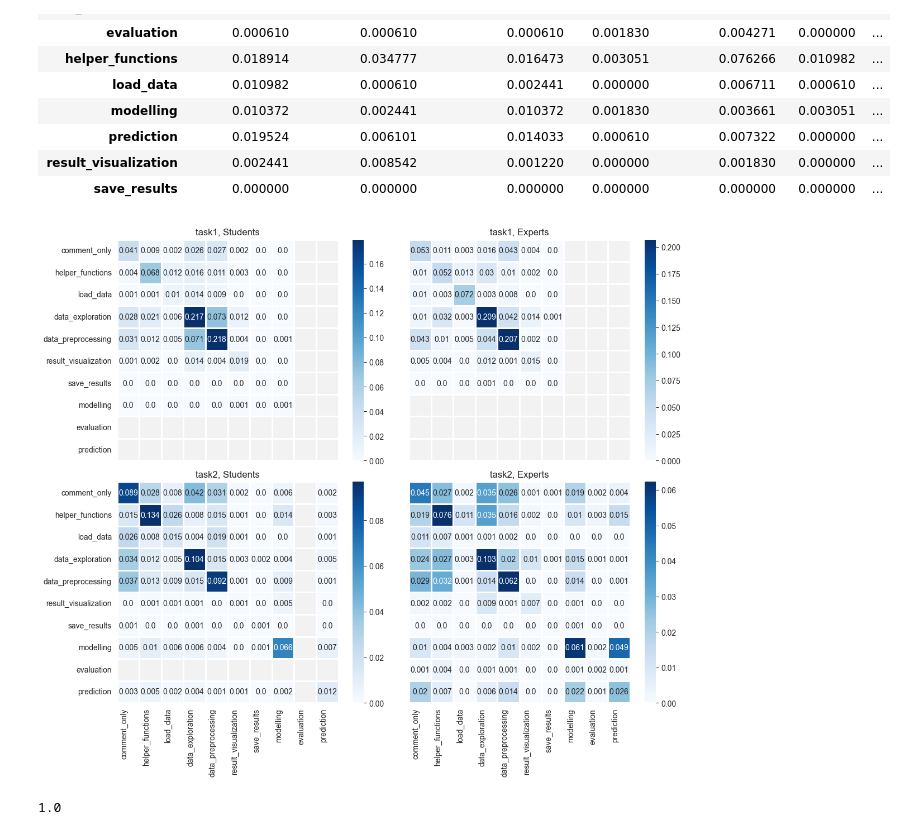
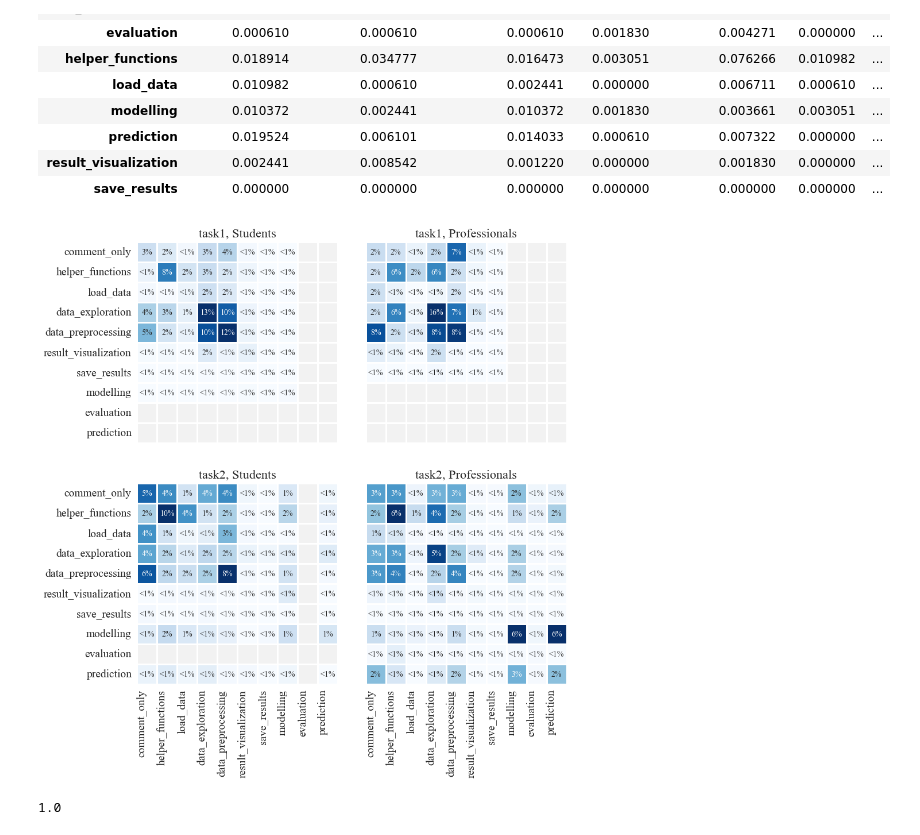
Before and after one commit to konstantgr/jupyter-logs-analysis, a Jupyter notebook: analysis/04-labels-transitions.ipynb, the cells around one changed output. Drawn from its saved outputs; the diff is of its cells as text; code cells hidden in the pictures.

Commit message:
Added feature for graph analysis and improve heatmap in labels transitions

```diff
--- a/analysis/04-labels-transitions.ipynb
+++ b/analysis/04-labels-transitions.ipynb
@@ -169,22 +176,27 @@ def plot_transitions_matrix(matrix, fig_ax=None):
     full_matrix = full_matrix.fillna(-1)
     mask = np.where(full_matrix == -1, True, False)
 
-
     cmap = sns.color_palette("Blues", as_cmap=True)
     cmap.set_bad(color='grey', alpha=0.1)
 
+    annotations = (full_matrix.copy().round(2) * 100).astype(int).astype(object)
+    annotations[full_matrix < 0.01] = "<1%"
+    annotations[~(full_matrix < 0.01)] = annotations[~(full_matrix < 0.01)].astype(str) + '%'
+
     ax = sns.heatmap(
-        full_matrix.fillna(-1).round(3),
-        annot=True,
+        full_matrix.fillna(-1),
+        annot=annotations,
         fmt="", cmap=cmap, mask=mask,
         linewidths=1,
-        square=True, robust=True, ax=ax
+        square=True, robust=True, ax=ax, cbar=False,
+        annot_kws={"fontsize": 10}
     )
     ax.set_xticklabels(
         ax.get_xticklabels(),
         rotation=90,
         horizontalalignment='right'
     )
+
     return fig, ax
 # %%
 task, expert = 'task2', True
@@ -213,36 +225,55 @@ transitions_matrix
 | result_visualization | 0.002441 | 0.008542 | 0.001220 | 0.000000 | 0.001830 | 0.000000 | ... |
 | save_results | 0.000000 | 0.000000 | 0.000000 | 0.000000 | 0.000000 | 0.000000 | ... |
 # %%
-sns.set_style("whitegrid", {'axes.grid' : False})
+sns.set_style("whitegrid", {'axes.grid': False})
+plt.rcParams["font.family"] = "Times New Roman"
 
 fig_all, ax_all = plt.subplots(2, 2, figsize=(12, 10))
 
 for i, task in enumerate(['task1', 'task2']):
     for j, expert in enumerate([False, True]):
-        grouped_transitions = all_transitions_merged\
-            .groupby(['task', 'expert']).get_group((task, expert))\
-            .groupby(['cell_label_from']).cell_label_to.value_counts()\
+        grouped_transitions = all_transitions_merged.groupby("inner_transition").get_group(False) \
+            .groupby(['task', 'expert']).get_group((task, expert)) \
+            .groupby(['cell_label_from']).cell_label_to.value_counts() \
             .reset_index().rename({"count": "transitions_count"}, axis=1)
 
-        grouped_transitions['probability'] = grouped_transitions.transitions_count / grouped_transitions.transitions_count.sum()
+        grouped_transitions[
+            'probability'] = grouped_transitions.transitions_count / grouped_transitions.transitions_count.sum()
 
         transitions_matrix = grouped_transitions.pivot(
             index='cell_label_from', columns='cell_label_to', values='probability'
         ).fillna(0)
-        ax_all[i][j].set_title(f"{task}, {'Experts' if expert else 'Students'}")
+
+
+        # num = (
+        #         transitions_matrix.loc[:, ["data_exploration", "data_preprocessing"]].sum().sum()
+        #         + transitions_matrix.loc[["data_exploration", "data_preprocessing"], :].sum().sum()
+        #         - transitions_matrix.loc[
+        #             ["data_exploration", "data_preprocessing"], ["data_exploration", "data_preprocessing"]].sum().sum()
+        # )
+        # num = (
+        #         transitions_matrix.loc[
+        #             ["data_exploration", "data_preprocessing"], ["data_exploration", "data_preprocessing"]].sum().sum()
+        # )
+        # print(num, task, expert)
+        ax_all[i][j].set_title(f"{task}, {'Professionals' if expert else 'Students'}", fontsize=16)
         fig_all, ax_all[i][j] = plot_transitions_matrix(transitions_matrix, (fig_all, ax_all[i][j]))
+        ax_all[i][j].tick_params(axis='both', which='major', labelsize=14)
+        ax_all[i][j].tick_params(axis='both', which='minor', labelsize=8)
 
 ax_all[0, 0].set_xticks([])
 ax_all[0, 1].set_xticks([])
 ax_all[0, 1].set_yticks([])
 ax_all[1, 1].set_yticks([])
-plt.tight_layout()
+# plt.tight_layout(pad=0.5)
+plt.subplots_adjust(wspace=-0.25)
 
-plt.savefig(f'figures/transitions/transitions_matrix.pdf', dpi=300, bbox_inches='tight')
+
+plt.savefig(f'figures/transitions/outer_transitions_matrix.pdf', dpi=300, bbox_inches='tight')
 
 plt.show()
 # %% [output]
-[figure, old version]
+[figure, new version]
 # %%
 transitions_matrix.sum().sum()
 # %% [output]
```
Also changed, not shown: parts of 3 cells of this notebook, 2 other files.
